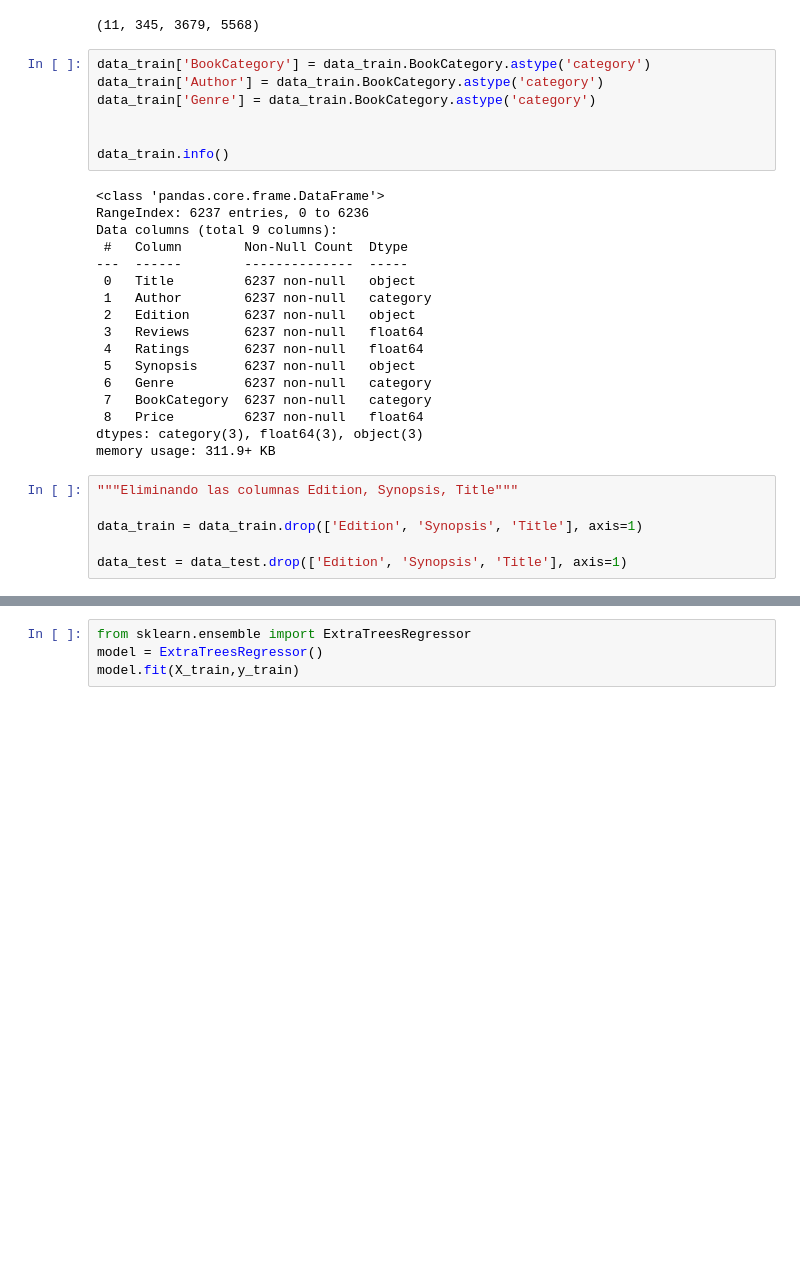
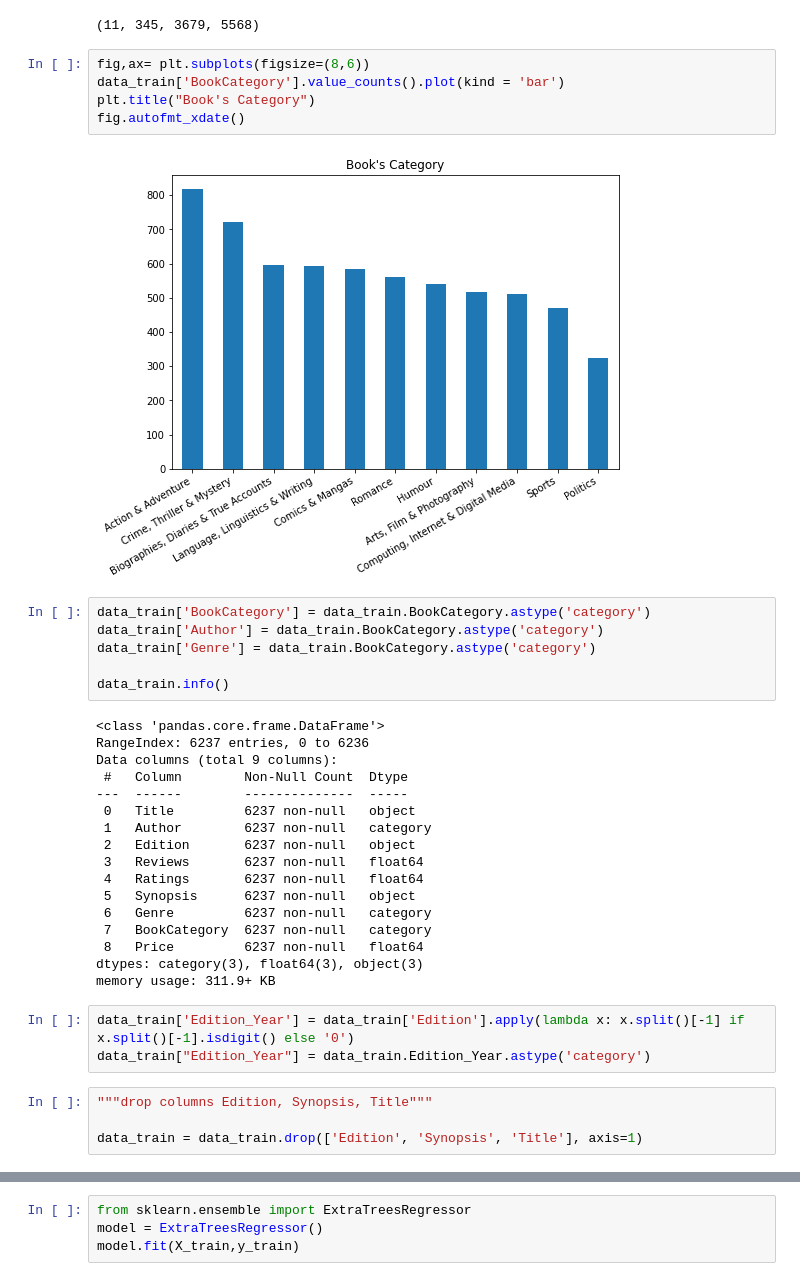
Before and after one commit to codelock54/Book_Price, a Jupyter notebook: BookPrice Model .ipynb, the cells around one changed output, grey strips where cells are left out. Saved outputs shown, nothing was run; the diff lists cells and outputs as text; blank space fills up the shorter version.

```diff
--- a/BookPrice Model .ipynb
+++ b/BookPrice Model .ipynb
@@ -77,12 +63,18 @@ data_test.head()
 len(data_train['BookCategory'].unique()), len(data_train['Genre'].unique()), len(data_train['Author'].unique()), len(data_train.Title.unique())
 # %% [output]
 (11, 345, 3679, 5568)
+# %%
+fig,ax= plt.subplots(figsize=(8,6))
+data_train['BookCategory'].value_counts().plot(kind = 'bar')
+plt.title("Book's Category")
+fig.autofmt_xdate()
+# %% [output]
+[figure, added]
 # %%
 data_train['BookCategory'] = data_train.BookCategory.astype('category')
 data_train['Author'] = data_train.BookCategory.astype('category')
 data_train['Genre'] = data_train.BookCategory.astype('category')
 
-
 data_train.info()
 # %% [output]
 <class 'pandas.core.frame.DataFrame'>
@@ -101,12 +93,13 @@ Data columns (total 9 columns):
  8   Price         6237 non-null   float64
 dtypes: category(3), float64(3), object(3)
 memory usage: 311.9+ KB
+# %%
+data_train['Edition_Year'] = data_train['Edition'].apply(lambda x: x.split()[-1] if x.split()[-1].isdigit() else '0')
+data_train["Edition_Year"] = data_train.Edition_Year.astype('category')
 # %%
-"""Eliminando las columnas Edition, Synopsis, Title"""
+"""drop columns Edition, Synopsis, Title"""
 
 data_train = data_train.drop(['Edition', 'Synopsis', 'Title'], axis=1)
-
-data_test = data_test.drop(['Edition', 'Synopsis', 'Title'], axis=1)
 # %%
 data_train.head()
 # %% [output]
```
Also changed, not shown: parts of 55 cells of this notebook, 1 other file.
